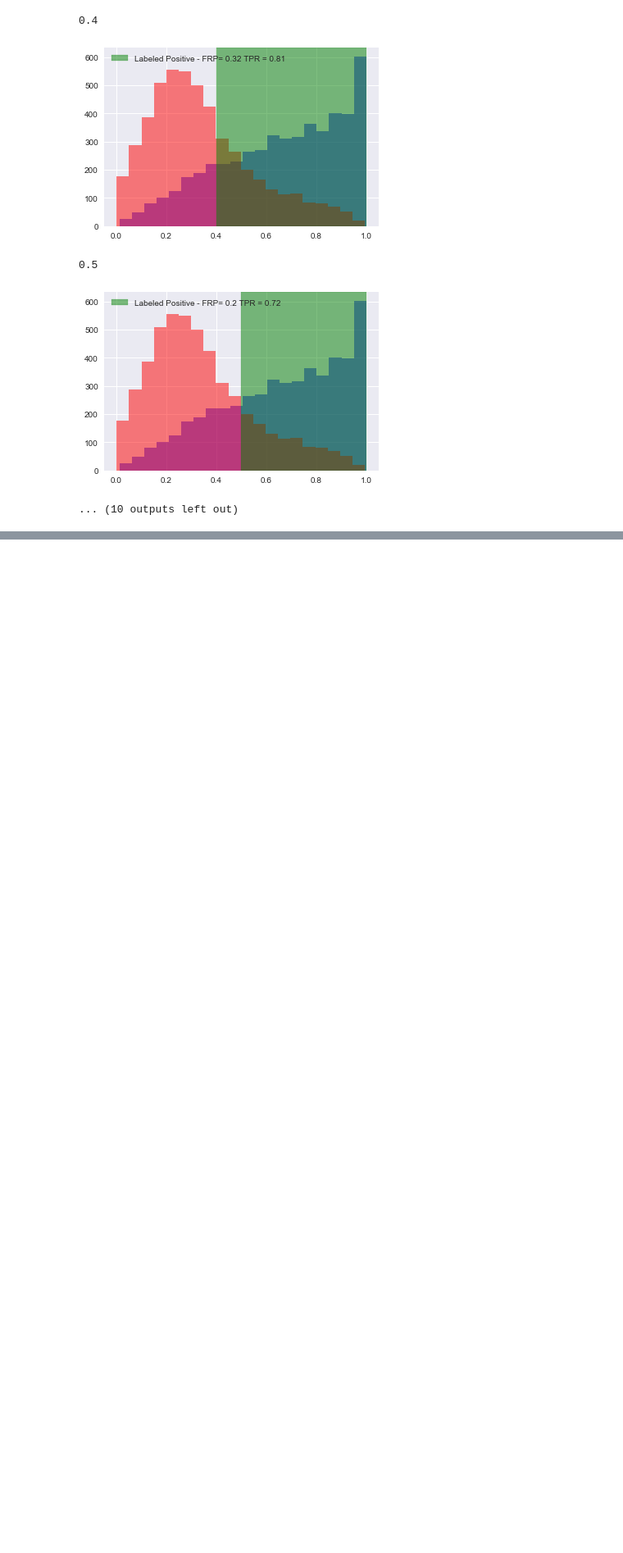
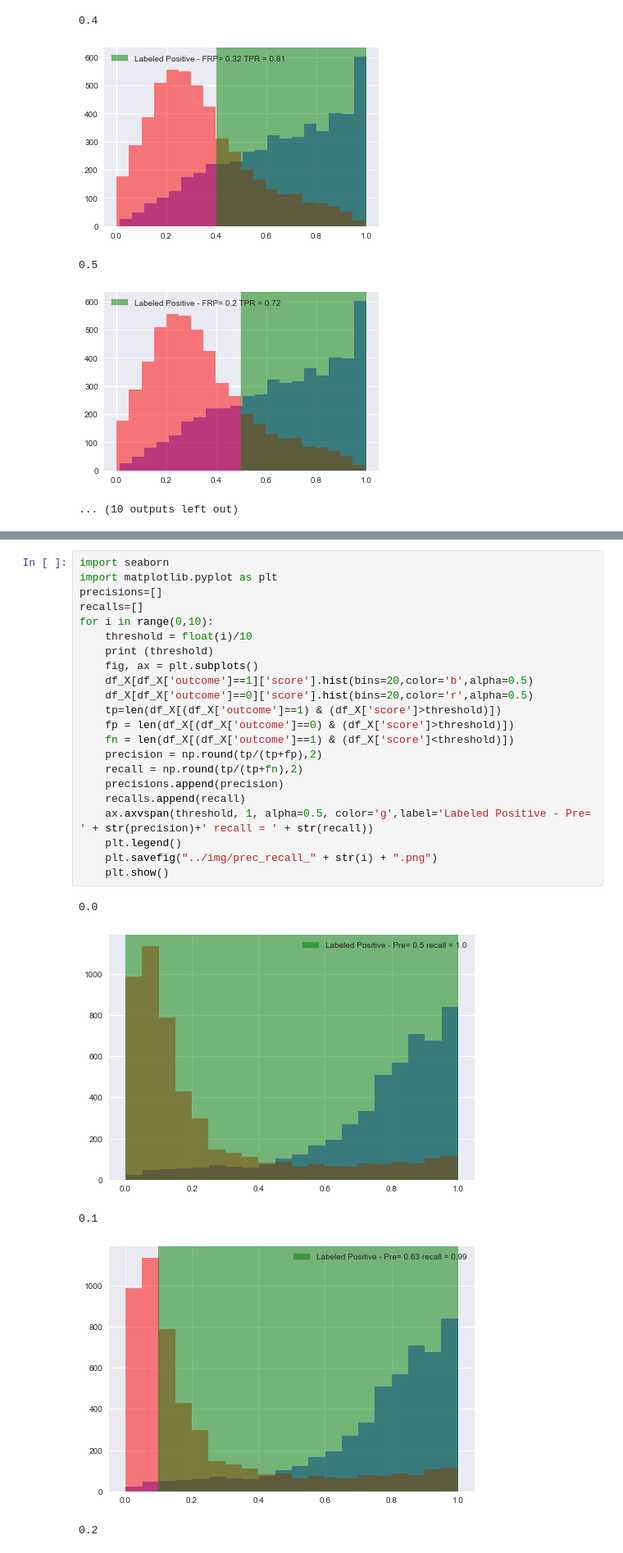
Before and after one commit to doriang102/doriang102.github.io, a Jupyter notebook: notebooks/Classification in Python.ipynb, the cells around one changed output, grey strips where cells are left out. Shown at 82% size. Drawn from its saved outputs; the diff is of its cells as text; blank space fills up the shorter version.

```diff
--- a/notebooks/Classification in Python.ipynb
+++ b/notebooks/Classification in Python.ipynb
@@ -83,0 +135,28 @@ len(df)
+# %%
+import seaborn
+import matplotlib.pyplot as plt
+precisions=[]
+recalls=[]
+for i in range(0,10):
+    threshold = float(i)/10
+    print (threshold)
+    fig, ax = plt.subplots()
+    df_X[df_X['outcome']==1]['score'].hist(bins=20,color='b',alpha=0.5)
+    df_X[df_X['outcome']==0]['score'].hist(bins=20,color='r',alpha=0.5)
+    tp=len(df_X[(df_X['outcome']==1) & (df_X['score']>threshold)])
+    fp = len(df_X[(df_X['outcome']==0) & (df_X['score']>threshold)])
+    fn = len(df_X[(df_X['outcome']==1) & (df_X['score']<threshold)])
+    precision = np.round(tp/(tp+fp),2)
+    recall = np.round(tp/(tp+fn),2)
+    precisions.append(precision)
+    recalls.append(recall)
+    ax.axvspan(threshold, 1, alpha=0.5, color='g',label='Labeled Positive - Pre= ' + str(precision)+' recall = ' + str(recall))
+    plt.legend()
+    plt.savefig("../img/prec_recall_" + str(i) + ".png")
+    plt.show()
+# %% [output]
+0.0
+[figure, added]
+0.1
+[figure, added]
+0.2
```
Also changed, not shown: parts of 20 cells of this notebook, 13 other files.
